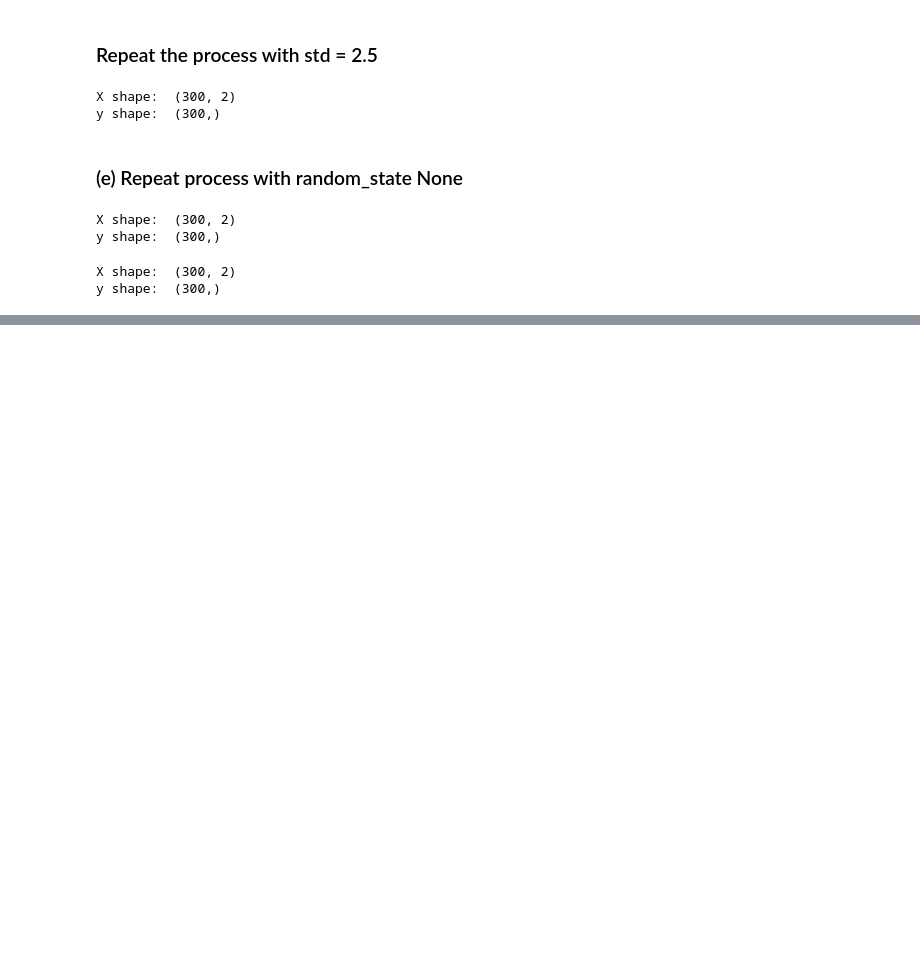
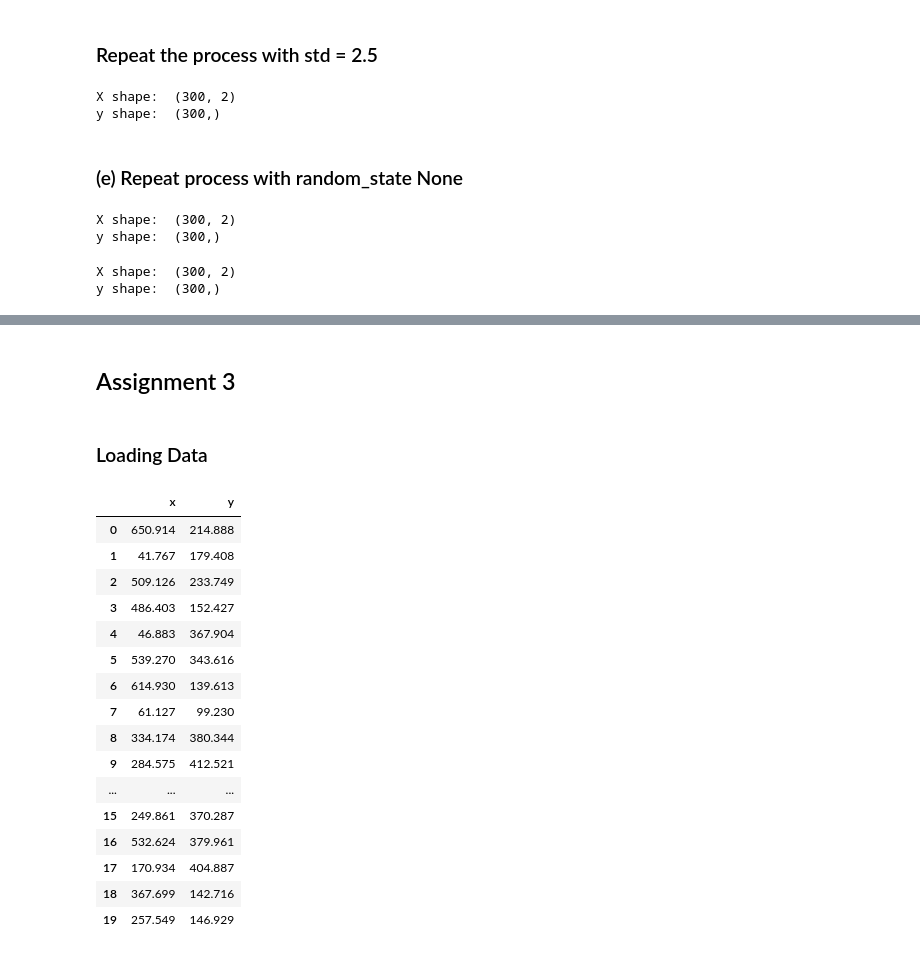
Before and after one commit to yadderace/ai-labs, a Jupyter notebook: data-mining/lab4/main.ipynb, the cells around one changed output, grey strips where cells are left out. Drawn from its saved outputs; the diff is of its cells as text; code cells hidden in the pictures; blank space fills up the shorter version.

```diff
--- a/data-mining/lab4/main.ipynb
+++ b/data-mining/lab4/main.ipynb
@@ -286,0 +356,26 @@ plot_elbow_method(sse, K)
+# %% [markdown]
+## Assignment 3
+# %% [markdown]
+### Loading Data
+# %%
+# Load the data
+data = pd.read_csv('chameleon.csv')
+data.head(20)
+# %% [output]
+|  | x | y |
+| 0 | 650.914 | 214.888 |
+| 1 | 41.767 | 179.408 |
+| 2 | 509.126 | 233.749 |
+| 3 | 486.403 | 152.427 |
+| 4 | 46.883 | 367.904 |
+| 5 | 539.270 | 343.616 |
+| 6 | 614.930 | 139.613 |
+| 7 | 61.127 | 99.230 |
+| 8 | 334.174 | 380.344 |
+| 9 | 284.575 | 412.521 |
+| ... | ... | ... |
+| 15 | 249.861 | 370.287 |
+| 16 | 532.624 | 379.961 |
+| 17 | 170.934 | 404.887 |
+| 18 | 367.699 | 142.716 |
+| 19 | 257.549 | 146.929 |
```
Also changed, not shown: parts of 13 cells of this notebook, 3 other files.
